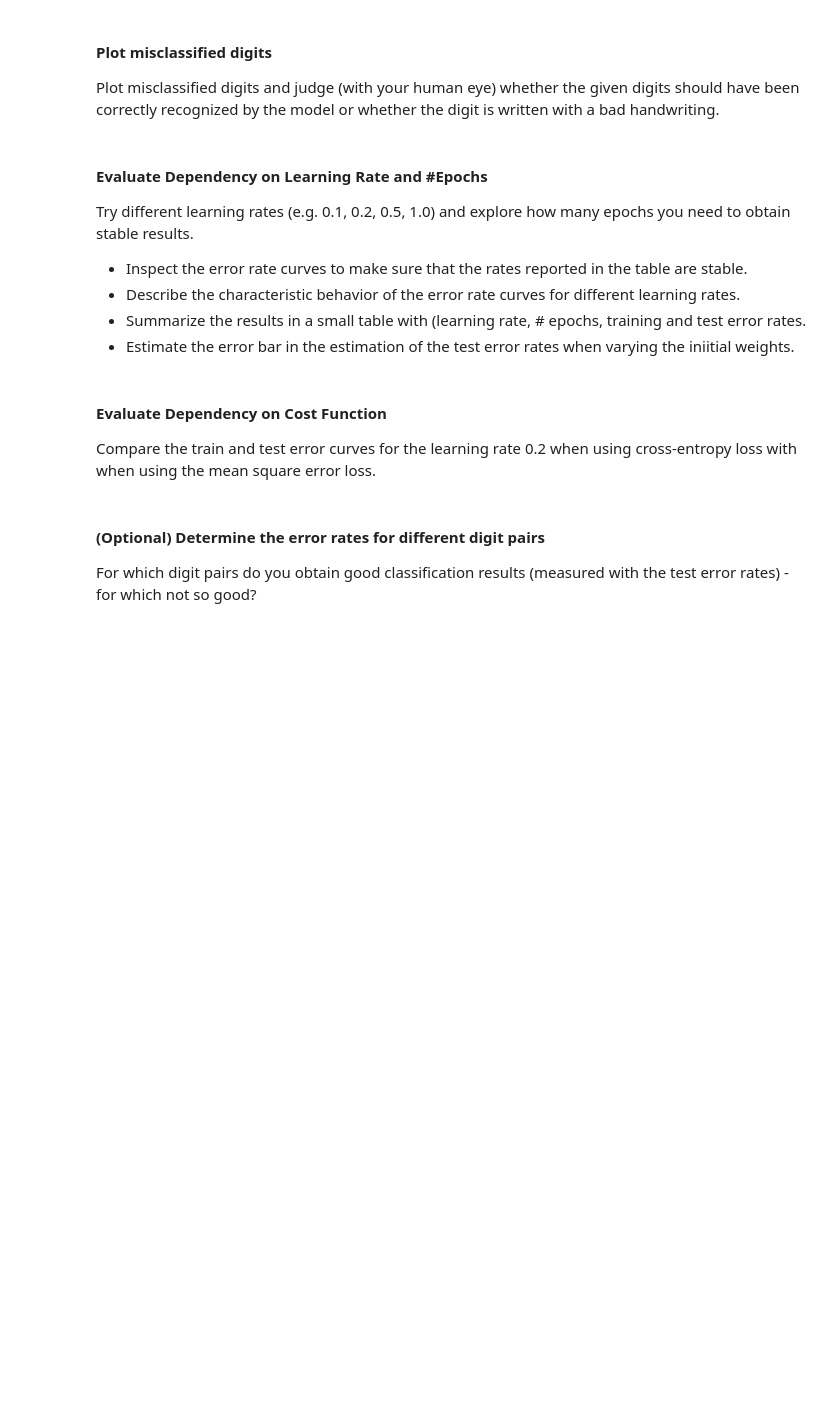
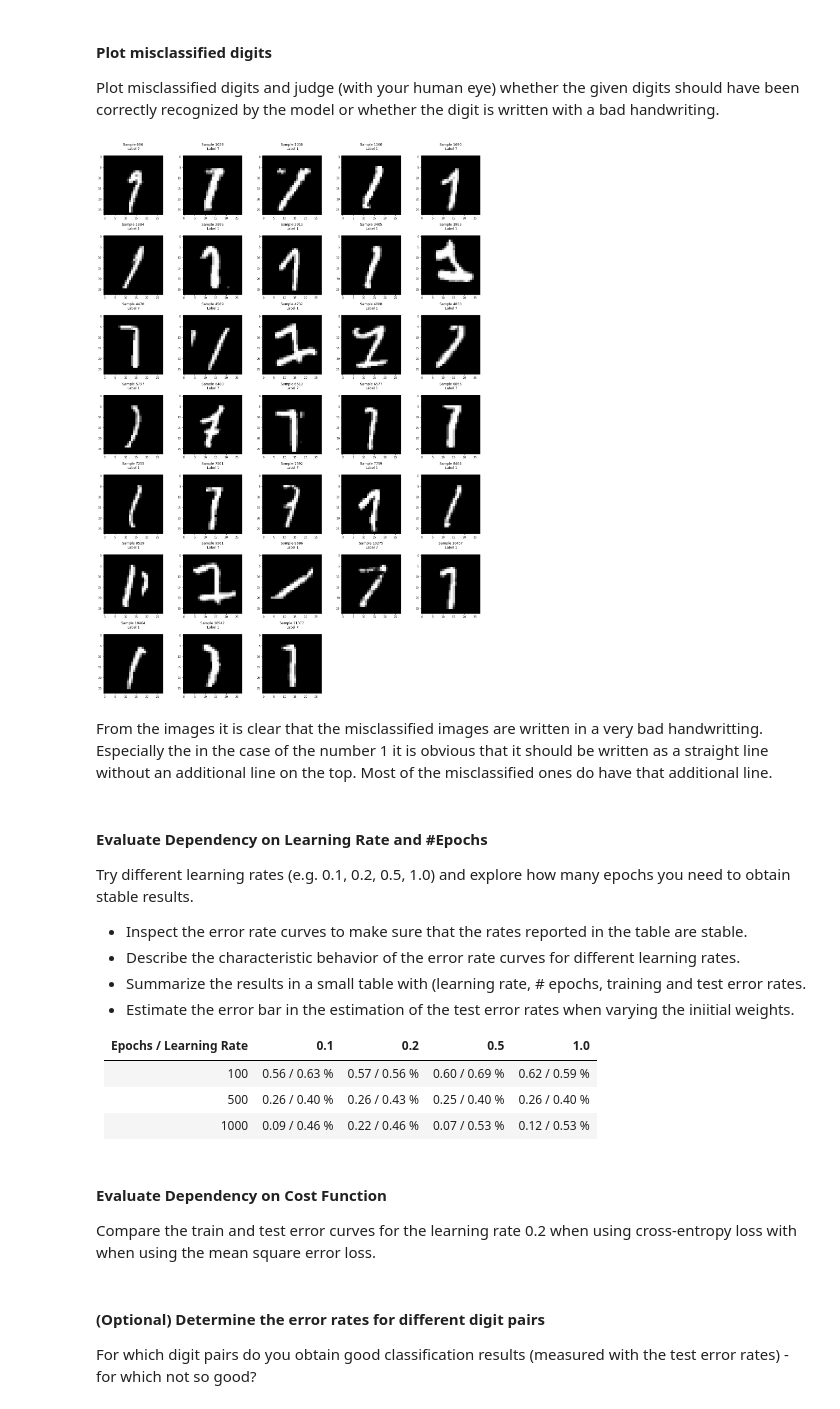
Before and after one commit to FabianGroeger96/mse-deep-learning, a Jupyter notebook: SW02/MNIST_Binary_batchgd_stud.ipynb, the cells around one changed output. Cells and saved outputs as stored; diff of their text form; code cells hidden in the pictures; blank space fills up the shorter version.

```diff
--- a/SW02/MNIST_Binary_batchgd_stud.ipynb
+++ b/SW02/MNIST_Binary_batchgd_stud.ipynb
@@ -609,7 +645,7 @@ class Metrics():
         plt.legend()
         plt.show()
 
-    def plot_error_curves(self, ymin=None, ymax=None, logy=True):
+    def plot_error_curves(self, ymin=None, ymax=None, logy=True, show=True):
         minvalue = 1e-5
         if logy:
             plt.semilogy(self.epochs, self.train_errors, "b-", label="train")
@@ -627,7 +663,8 @@ class Metrics():
             ymax = max(np.max(self.train_errors),np.max(self.test_errors)) * 1.2
         plt.axis([0,xmax,ymin,ymax])
         plt.legend()
-        plt.show()
+        if show:
+            plt.show()
 
     def plot_stepsize_curves(self, ymin=None, ymax=None):
         plt.semilogy(self.epochs, self.stepsize_w, label="dw")
@@ -681,7 +736,25 @@ def optimize(w, b, x_train, y_train, x_test, y_test, nepochs, alpha, cost_type="
 
     ### START YOUR CODE ###
 
+    for i in range(nepochs):
+        print(f"Epoch ({i+1}/{nepochs})", end="\r")
+        if cost_type == "CE":
+            res = step_CE(x_train, y_train, ypred_train)
+        elif cost_type == "MSE":
+            res = step_CE(x_train, y_train, ypred_train)
 
+        w -= alpha * res["dw"]
+        w -= alpha * res["db"]
+
+        ypred_train = predict(w,b,x_train)
+        ypred_test = predict(w,b,x_test)
+        metrics.update(i, ypred_train, y_train, ypred_test, y_test, np.linalg.norm(alpha * res["dw"]), alpha * res["db"])
+
+        if (debug and i % 100 == 0 and i > 0):
+            clear_output(wait=True)
+            metrics.plot_cost_curves()
+            metrics.plot_error_curves()
+            metrics.plot_stepsize_curves()
 
 
     ### END YOUR CODE ###
@@ -710,5 +783,7 @@ selected_digits = (1,7)
 
 ### START YOUR CODE ###
 
+x_filtered, y_filtered = filter_digits(x, y, selected_digits)
+x_train, x_test, y_train, y_test = prepare_train_test(x_filtered, y_filtered)
 
 ### END YOUR CODE ###
@@ -722,7 +801,8 @@ np.random.seed(1) # this makes the results reproduceable - change this if you wa
 learning_rate = 0.2
 nepochs = 500
 
+w, b = initialize_params(n=x_train.shape[0], random="False")
 
-
+model, metrics = optimize(w, b, x_train, y_train, x_test, y_test, nepochs=500, alpha=0.2, cost_type="CE", debug=False)
 
 ### END YOUR CODE ###
@@ -750,3 +834,18 @@ Plot misclassified digits and judge (with your human eye) whether the given digi
+# %%
+### START YOUR CODE ###
+
+ypred = predict(model["w"], model["b"], x_train) > 0.5
+
+false_preds = (ypred != y_train)
+
+false_preds.sum()
+
+plot_digits(x_train,y_train,np.argwhere(false_preds > 0)[:, 1],shape,selected_digits, cols=5)
+### END YOUR CODE ###
+# %% [output]
+[figure, added]
+# %% [markdown]
+From the images it is clear that the misclassified images are written in a very bad handwritting. Especially the in the case of the number 1 it is obvious that it should be written as a straight line without an additional line on the top. Most of the misclassified ones do have that additional line.
 # %% [markdown]
 #### Evaluate Dependency on Learning Rate and #Epochs
 
@@ -755,3 +854,9 @@ Try different learning rates (e.g. 0.1, 0.2, 0.5, 1.0) and explore how many epoc
 * Describe the characteristic behavior of the error rate curves for different learning rates.
 * Summarize the results in a small table with (learning rate, # epochs, training and test error rates.
 * Estimate the error bar in the estimation of the test error rates when varying the iniitial weights.
+
+| Epochs / Learning Rate        | 0.1             | 0.2             | 0.5             | 1.0             |
+| ----------------------------- |:---------------:|:---------------:|:---------------:|:---------------:|
+| 100                           | 0.56 / 0.63 % | 0.57 / 0.56 % | 0.60 / 0.69 % | 0.62 / 0.59 % |
+| 500                           | 0.26 / 0.40 % | 0.26 / 0.43 % | 0.25 / 0.40 % | 0.26 / 0.40 % |
+| 1000                          | 0.09 / 0.46 % | 0.22 / 0.46 % | 0.07 / 0.53 % | 0.12 / 0.53 % |
```
Also changed, not shown: parts of 25 cells of this notebook, 9 other files.
